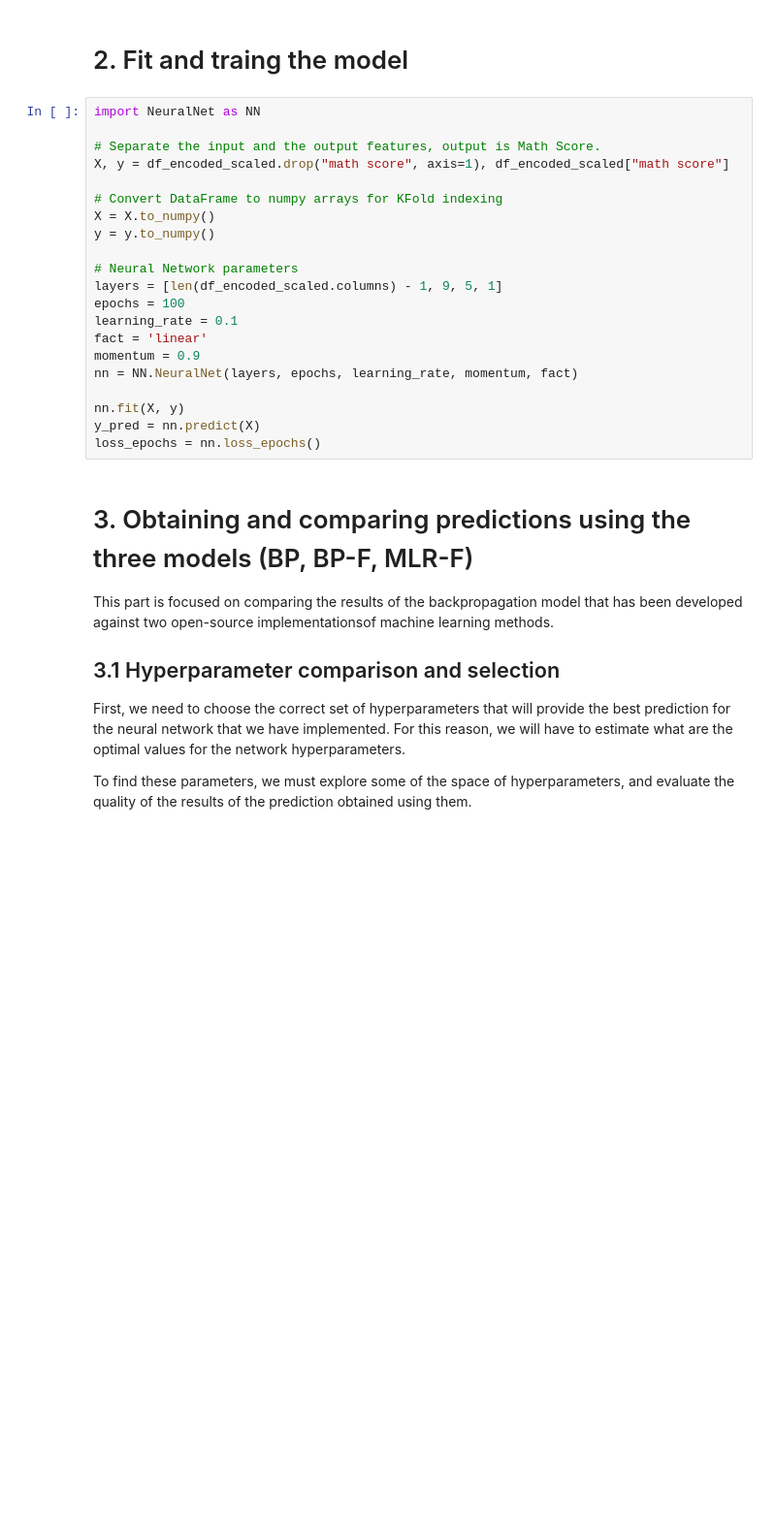
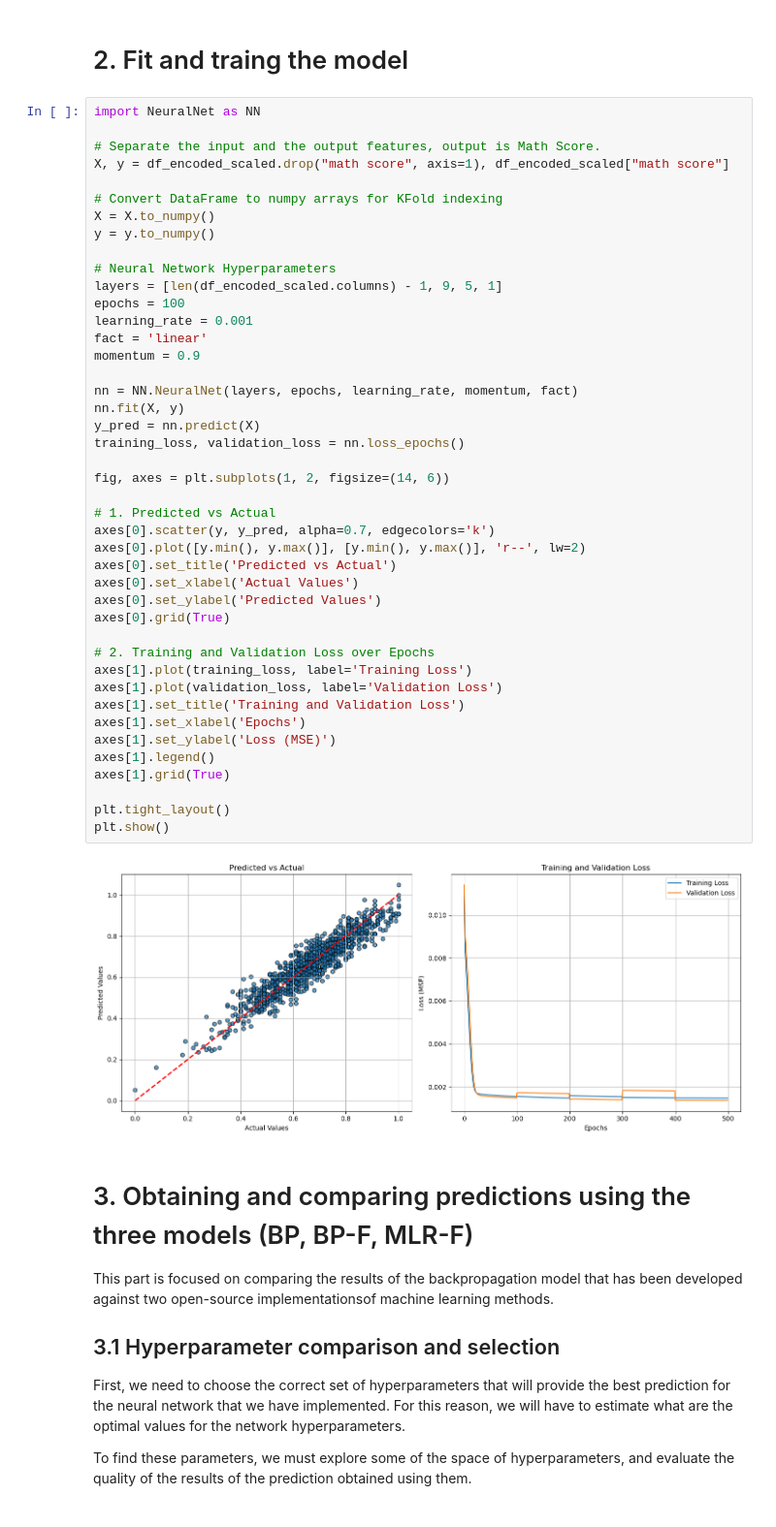
Before and after one commit to Danie1Arias/A1-DanielArias-BeatrizEnriquez, a Jupyter notebook: A1_DanielArias_BeatrizEnriquez.ipynb, the cells around one changed output. Shown at 97% size. Saved outputs shown, nothing was run; the diff lists cells and outputs as text; blank space fills up the shorter version.

Commit message:
Refactor NeuralNet

```diff
--- a/A1_DanielArias_BeatrizEnriquez.ipynb
+++ b/A1_DanielArias_BeatrizEnriquez.ipynb
@@ -96,24 +96,48 @@ df_encoded_scaled = pd.DataFrame(scaler.fit_transform(df_encoded), columns=df_en
 # %%
 import NeuralNet as NN
 
 # Separate the input and the output features, output is Math Score.
 X, y = df_encoded_scaled.drop("math score", axis=1), df_encoded_scaled["math score"]
 
 # Convert DataFrame to numpy arrays for KFold indexing
 X = X.to_numpy()
 y = y.to_numpy()
 
-# Neural Network parameters
+# Neural Network Hyperparameters
 layers = [len(df_encoded_scaled.columns) - 1, 9, 5, 1]
 epochs = 100
-learning_rate = 0.1
+learning_rate = 0.001
 fact = 'linear'
 momentum = 0.9
+
 nn = NN.NeuralNet(layers, epochs, learning_rate, momentum, fact)
-
 nn.fit(X, y)
 y_pred = nn.predict(X)
-loss_epochs = nn.loss_epochs()
+training_loss, validation_loss = nn.loss_epochs()
+
+fig, axes = plt.subplots(1, 2, figsize=(14, 6))
+
+# 1. Predicted vs Actual
+axes[0].scatter(y, y_pred, alpha=0.7, edgecolors='k')
+axes[0].plot([y.min(), y.max()], [y.min(), y.max()], 'r--', lw=2)
+axes[0].set_title('Predicted vs Actual')
+axes[0].set_xlabel('Actual Values')
+axes[0].set_ylabel('Predicted Values')
+axes[0].grid(True)
+
+# 2. Training and Validation Loss over Epochs
+axes[1].plot(training_loss, label='Training Loss')
+axes[1].plot(validation_loss, label='Validation Loss')
+axes[1].set_title('Training and Validation Loss')
+axes[1].set_xlabel('Epochs')
+axes[1].set_ylabel('Loss (MSE)')
+axes[1].legend()
+axes[1].grid(True)
+
+plt.tight_layout()
+plt.show()
+# %% [output]
+[figure, added]
 # %% [markdown]
 # 3. Obtaining and comparing predictions using the three models (BP, BP-F, MLR-F)
 
```
Also changed, not shown: parts of 3 cells of this notebook, 1 other file.
